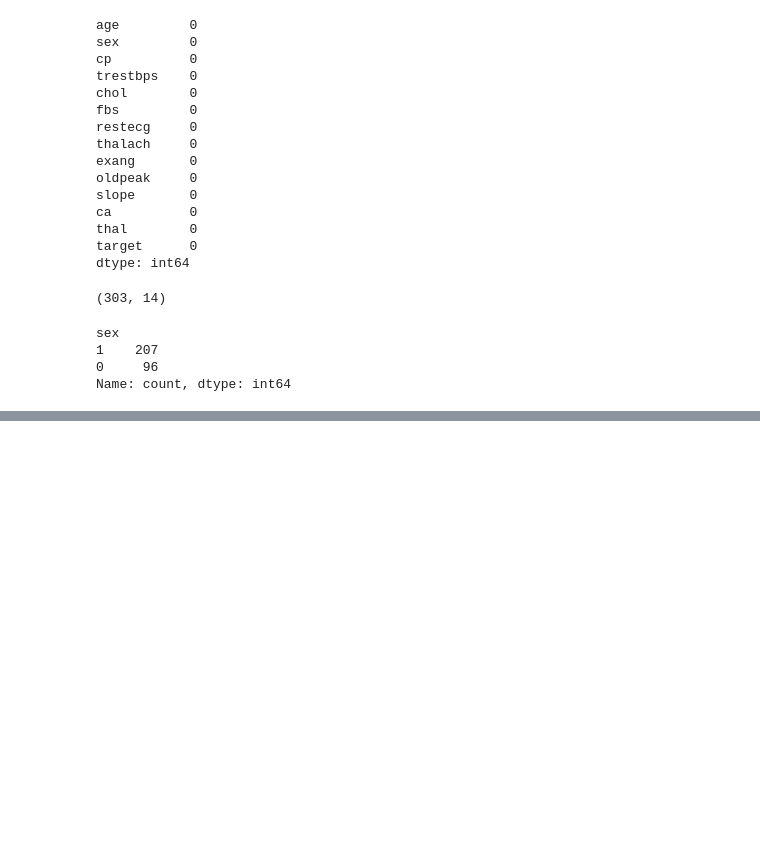
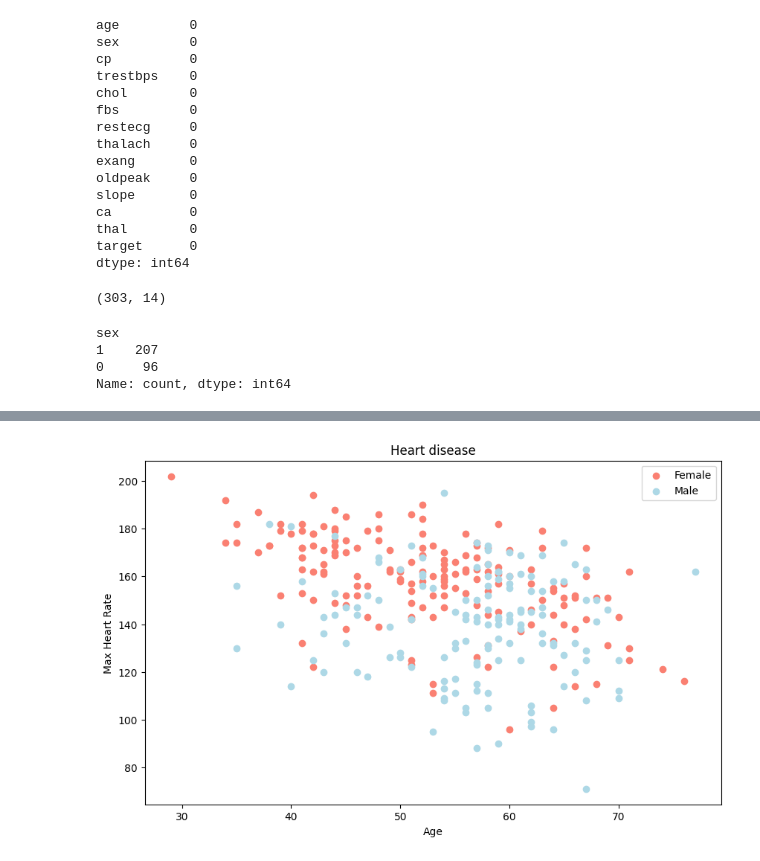
Before and after one commit to abdrhmnre/End-to-end-Heart-Disease-Machine-Learning-project, a Jupyter notebook: workspace/project.ipynb, the cells around one changed output, grey strips where cells are left out. Cells and saved outputs as stored; diff of their text form; code cells hidden in the pictures; blank space fills up the shorter version.

```diff
--- a/workspace/project.ipynb
+++ b/workspace/project.ipynb
@@ -64,0 +71,14 @@ plt.legend(["female","male"])
+# %%
+from turtle import color
+import matplotlib.pyplot as plt
+
+plt.figure(figsize=(10,6))
+plt.scatter(df.age[df.target==1], df.thalach[df.target==1], color="salmon")
+plt.scatter(df.age[df.target==0], df.thalach[df.target==0], color="lightblue")
+plt.title("Heart disease")
+plt.xlabel('Age')  # استخدم هذه الطريقة لتعيين تسمية المحور السيني
+plt.ylabel('Max Heart Rate')  # استخدم هذه الطريقة لتعيين تسمية المحور الصادي
+plt.legend(["Female", "Male"])
+plt.show()
+# %% [output]
+[figure, added]
```
Also changed, not shown: parts of 6 cells of this notebook.
